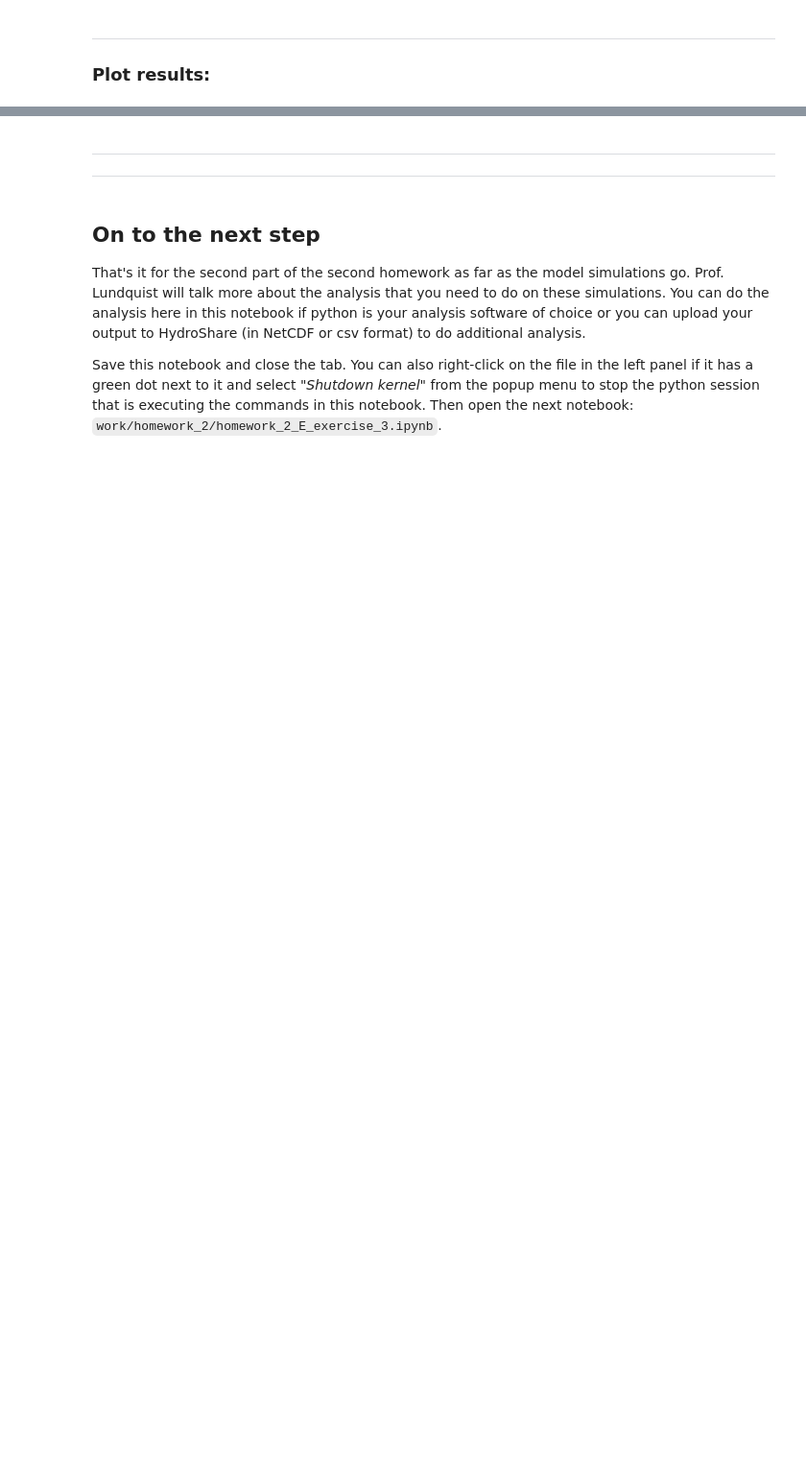
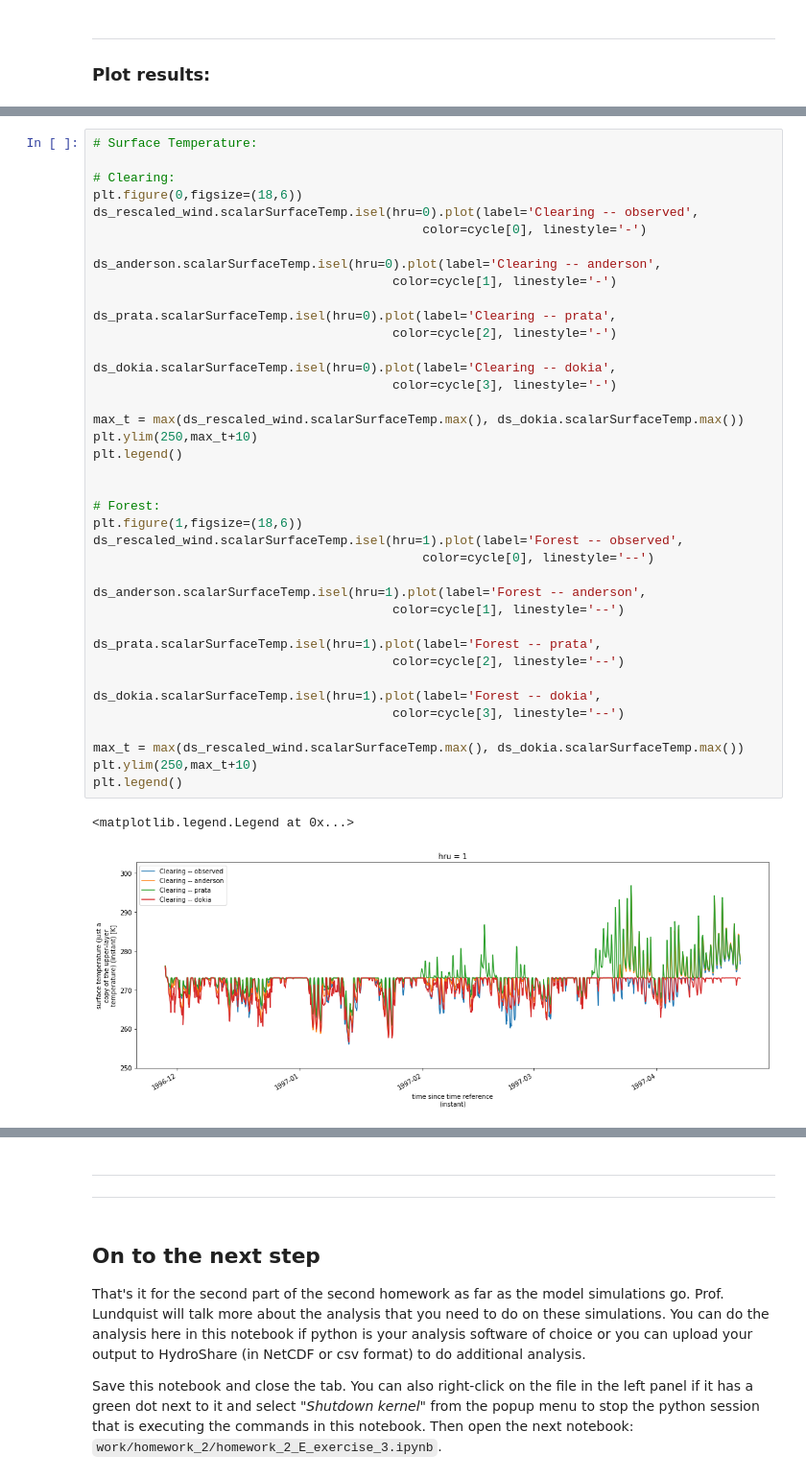
Before and after one commit to spestana/snowhydro-summa, a Jupyter notebook: homework_2/homework_2_D_exercise_2.ipynb, the cells around one changed output, grey strips where cells are left out. Shown at 96% size. Drawn from its saved outputs; the diff is of its cells as text; blank space fills up the shorter version.

```diff
--- a/homework_2/homework_2_D_exercise_2.ipynb
+++ b/homework_2/homework_2_D_exercise_2.ipynb
@@ -516,0 +513,42 @@ Attributes:
+# %%
+# Surface Temperature:
+
+# Clearing:
+plt.figure(0,figsize=(18,6))
+ds_rescaled_wind.scalarSurfaceTemp.isel(hru=0).plot(label='Clearing -- observed',
+                                            color=cycle[0], linestyle='-')
+
+ds_anderson.scalarSurfaceTemp.isel(hru=0).plot(label='Clearing -- anderson',
+                                        color=cycle[1], linestyle='-')
+
+ds_prata.scalarSurfaceTemp.isel(hru=0).plot(label='Clearing -- prata',
+                                        color=cycle[2], linestyle='-')
+
+ds_dokia.scalarSurfaceTemp.isel(hru=0).plot(label='Clearing -- dokia',
+                                        color=cycle[3], linestyle='-')
+
+max_t = max(ds_rescaled_wind.scalarSurfaceTemp.max(), ds_dokia.scalarSurfaceTemp.max())
+plt.ylim(250,max_t+10)
+plt.legend()
+
+
+# Forest:
+plt.figure(1,figsize=(18,6))
+ds_rescaled_wind.scalarSurfaceTemp.isel(hru=1).plot(label='Forest -- observed',
+                                            color=cycle[0], linestyle='--')
+
+ds_anderson.scalarSurfaceTemp.isel(hru=1).plot(label='Forest -- anderson',
+                                        color=cycle[1], linestyle='--')
+
+ds_prata.scalarSurfaceTemp.isel(hru=1).plot(label='Forest -- prata',
+                                        color=cycle[2], linestyle='--')
+
+ds_dokia.scalarSurfaceTemp.isel(hru=1).plot(label='Forest -- dokia',
+                                        color=cycle[3], linestyle='--')
+
+max_t = max(ds_rescaled_wind.scalarSurfaceTemp.max(), ds_dokia.scalarSurfaceTemp.max())
+plt.ylim(250,max_t+10)
+plt.legend()
+# %% [output]
+<matplotlib.legend.Legend at 0x...>
+[figure, added]
```
Also changed, not shown: parts of 9 cells of this notebook, 2 other files.
